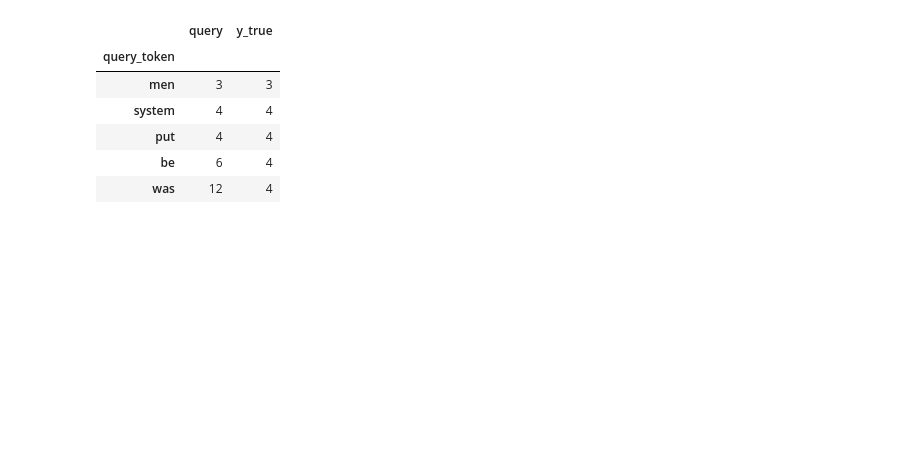
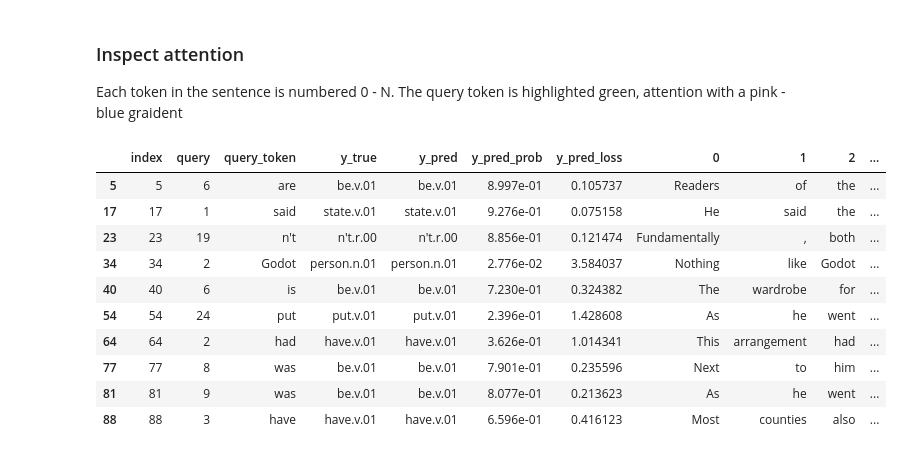
Before and after one commit to omerlevy/tau_amnlp, a Jupyter notebook: attention_exercise/wsd_model.ipynb, the cells around one changed output. Cells and saved outputs as stored; diff of their text form; code cells hidden in the pictures; blank space fills up the shorter version.

```diff
--- a/attention_exercise/wsd_model.ipynb
+++ b/attention_exercise/wsd_model.ipynb
@@ -53,14 +89,36 @@ plt.tight_layout()
+# %% [markdown]
+### Inspect attention
+
+Each token in the sentence is numbered 0 - N.
+The query token is highlighted green, attention with a pink - blue graident
+# %%
+from traineval import evaluate_verbose, highlight
+
+import pandas as pd
+import numpy as np
+
+pd.set_option('max_columns', 100)
+
+acc, eval_df, attention_df = evaluate_verbose(m, datasets['dev'], iter_lim=None)
+idxs = np.where(eval_df['y_true'] == eval_df['y_pred'])
+idxs = list(idxs[0][:10])
+ev_styled, att_styled = highlight(eval_df, attention_df, idxs)
+ev_styled
+# %% [output]
+|  | index | query | query_token | y_true | y_pred | y_pred_prob | y_pred_loss | 0 | 1 | 2 | ... |
+| 5 | 5 | 6 | are | be.v.01 | be.v.01 | 8.997e-01 | 0.105737 | Readers | of | the | ... |
+| 17 | 17 | 1 | said | state.v.01 | state.v.01 | 9.276e-01 | 0.075158 | He | said | the | ... |
+| 23 | 23 | 19 | n't | n't.r.00 | n't.r.00 | 8.856e-01 | 0.121474 | Fundamentally | , | both | ... |
+| 34 | 34 | 2 | Godot | person.n.01 | person.n.01 | 2.776e-02 | 3.584037 | Nothing | like | Godot | ... |
+| 40 | 40 | 6 | is | be.v.01 | be.v.01 | 7.230e-01 | 0.324382 | The | wardrobe | for | ... |
+| 54 | 54 | 24 | put | put.v.01 | put.v.01 | 2.396e-01 | 1.428608 | As | he | went | ... |
+| 64 | 64 | 2 | had | have.v.01 | have.v.01 | 3.626e-01 | 1.014341 | This | arrangement | had | ... |
+| 77 | 77 | 8 | was | be.v.01 | be.v.01 | 7.901e-01 | 0.235596 | Next | to | him | ... |
+| 81 | 81 | 9 | was | be.v.01 | be.v.01 | 8.077e-01 | 0.213623 | As | he | went | ... |
+| 88 | 88 | 3 | have | have.v.01 | have.v.01 | 6.596e-01 | 0.416123 | Most | counties | also | ... |
 # %%
-pd.set_option('max_rows', 20)
-eval_df.groupby('query_token').agg({
-    'query': 'count',
-    'y_true': 'nunique'
-}).sort_values(by='y_true')[-5:]
+# pd.set_option('max_rows', 20)
+# eval_df.groupby('query_token').agg({
+#     'query': 'count',
+#     'y_true': 'nunique'
+# }).sort_values(by='y_true')[-5:]
-# %% [output]
-|  | query | y_true |
-| query_token |  |  |
-| men | 3 | 3 |
-| system | 4 | 4 |
-| put | 4 | 4 |
-| be | 6 | 4 |
-| was | 12 | 4 |
```
Also changed, not shown: parts of 18 cells of this notebook, 5 other files.
